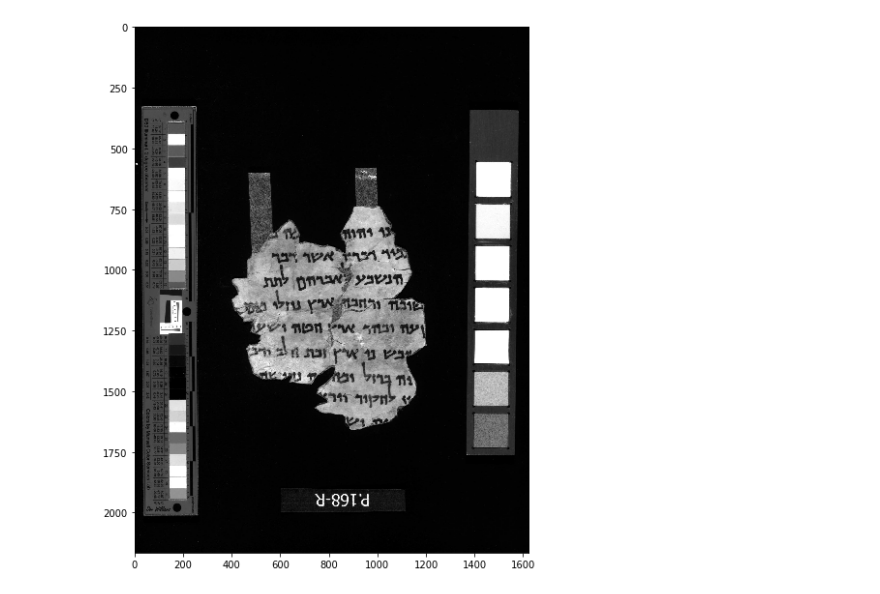
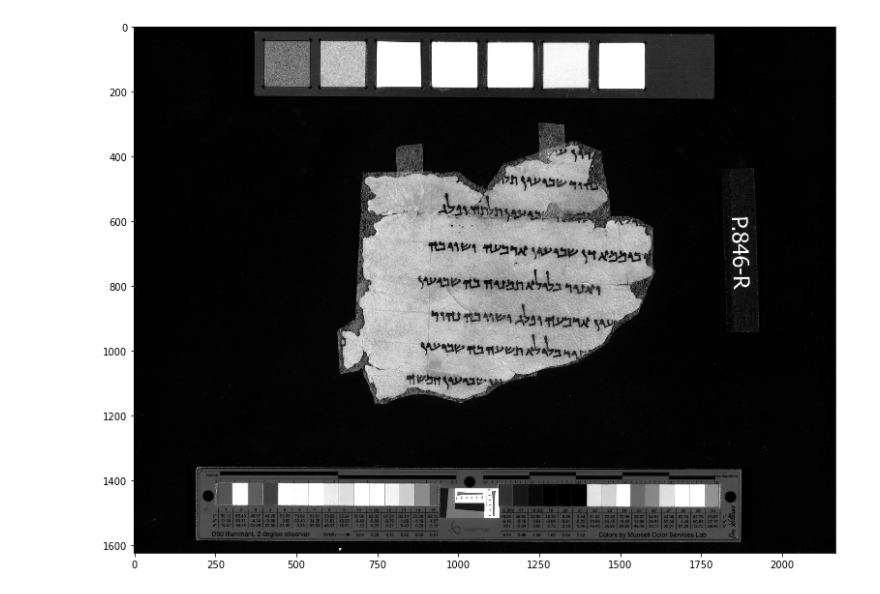
Before and after one commit to zeroxenator/hwr, a Jupyter notebook: Preprocessing/recognize_handwriting.ipynb, the cells around one changed output. Saved outputs shown, nothing was run; the diff lists cells and outputs as text; code cells hidden in the pictures.

```diff
--- a/Preprocessing/recognize_handwriting.ipynb
+++ b/Preprocessing/recognize_handwriting.ipynb
@@ -4,13 +4,13 @@ import numpy as np
 import matplotlib.pyplot as plt
 from recognize_handwriting import *
 # %%
-path = 'image-data/test7.jpg'
+path = 'image-data/test11.jpg'
 image = cv2.imread(path, cv2.IMREAD_GRAYSCALE)
 plt.figure(figsize = (500,10))
 plt.imshow(image, cmap='gray', aspect = 1)
 plt.show()
 # %% [output]
-[figure, old version]
+[figure, new version]
 # %%
 recognize_handwriting(image)
 # %% [output]
```
Also changed, not shown: parts of 1 cell of this notebook, 3 other files.
